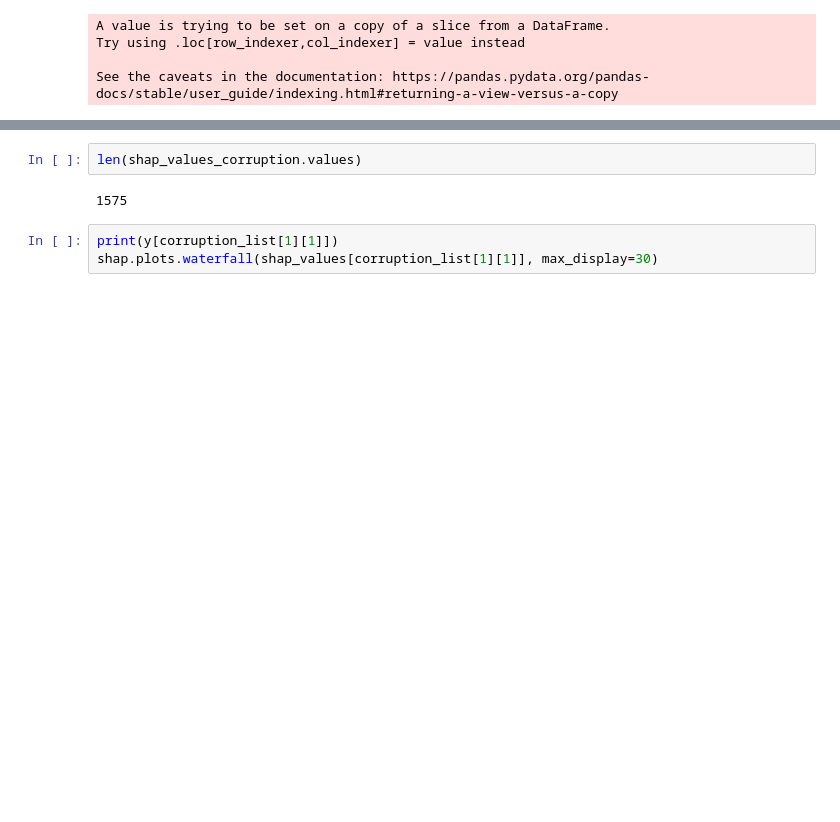
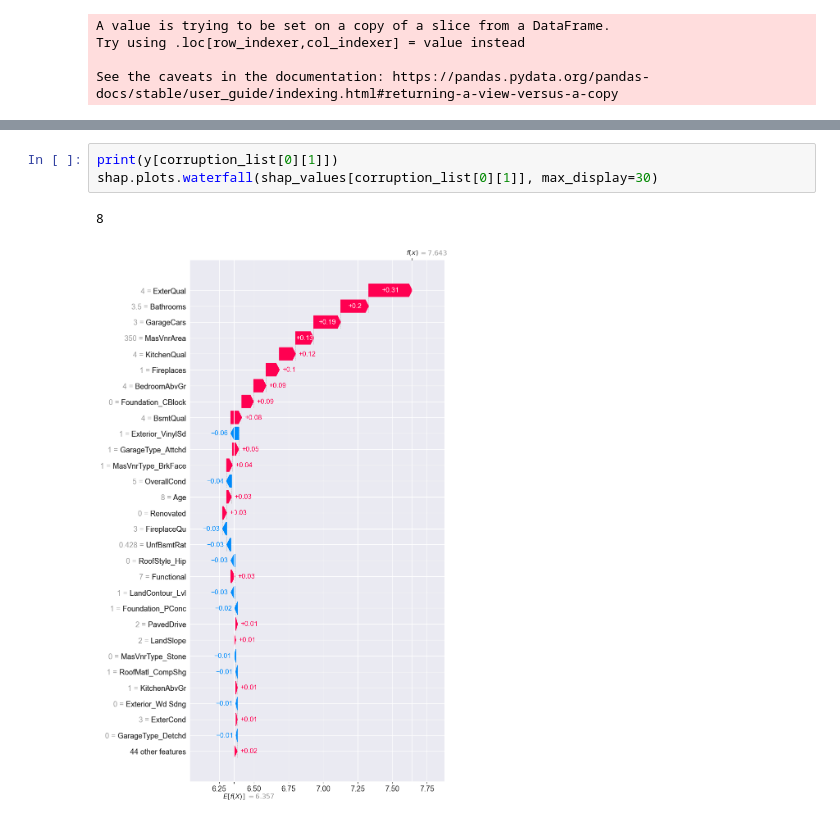
Before and after one commit to ngqhung0912/Research-Database-IR, a Jupyter notebook: data-corruption.ipynb, the cells around one changed output, grey strips where cells are left out. Drawn from its saved outputs; the diff is of its cells as text; blank space fills up the shorter version.

```diff
--- a/data-corruption.ipynb
+++ b/data-corruption.ipynb
@@ -162,8 +138,7 @@ for i in range(len(shap_values_corruption)):
-# %%
-len(shap_values_corruption.values)
-# %% [output]
-1575
 # %%
-print(y[corruption_list[1][1]])
-shap.plots.waterfall(shap_values[corruption_list[1][1]], max_display=30)
+print(y[corruption_list[0][1]])
+shap.plots.waterfall(shap_values[corruption_list[0][1]], max_display=30)
+# %% [output]
+8
+[figure, added]
 # %%
```
Also changed, not shown: parts of 13 cells of this notebook, 5 other files.
